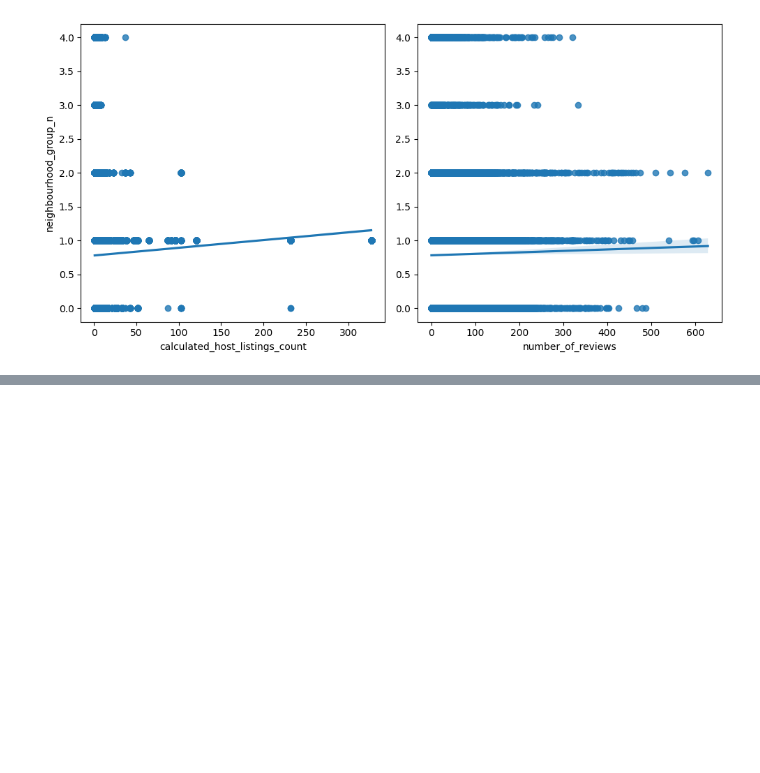
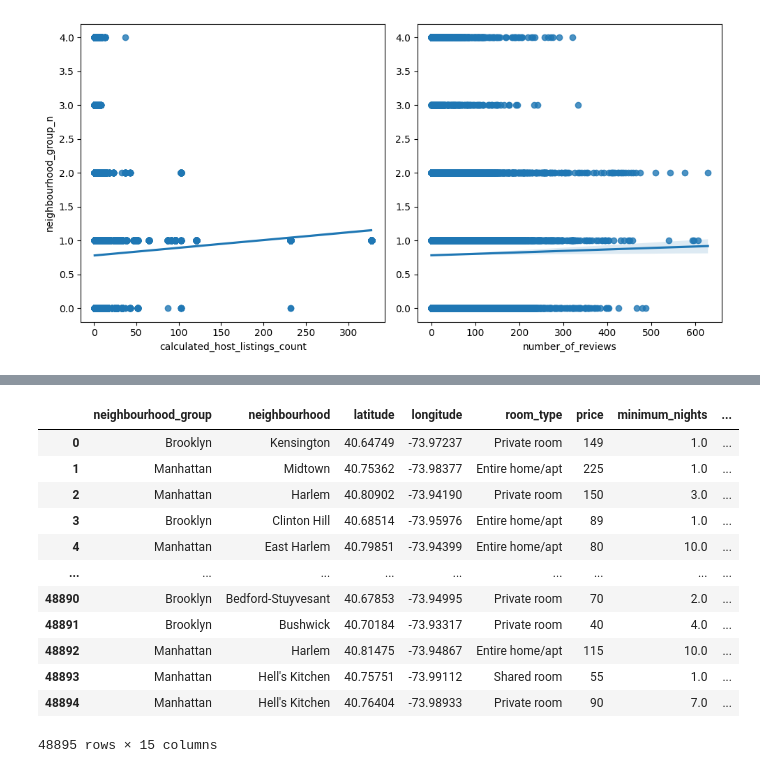
Before and after one commit to 4GeeksAcademy/ginappedrosa-machine-learning-python-template, a Jupyter notebook: src/explore.ipynb, the cells around one changed output, grey strips where cells are left out. Saved outputs shown, nothing was run; the diff lists cells and outputs as text; code cells hidden in the pictures; blank space fills up the shorter version.

```diff
--- a/src/explore.ipynb
+++ b/src/explore.ipynb
@@ -279,0 +350,18 @@ CONCLUSIONES: En los dos gráficos de regresión (regplots) que vemos arriba en
+# %%
+numerical_columns = [
+  "price",
+  "minimum_nights",
+  "number_of_reviews",
+  "reviews_per_month",
+  "calculated_host_listings_count",
+  "availability_365"
+  ]
+
+for column in numerical_columns:
+  stats = total_data[column].describe()
+  iqr = stats["75%"] - stats["25%"]
+  upper_limit = stats["75%"] + 1.5 * iqr
+  lower_limit = stats["75%"] - 1.5 * iqr
+  if lower_limit < 0:
+    lower_limit = 0
+    print(f"Los límites superior e inferior para la búsqueda de outliers son {round(upper_limit, 2)} y {round(lower_limit, 2)}, con un rango intercuartílico de {round(iqr, 2)}")
@@ -279,0 +389,24 @@ CONCLUSIONES: En los dos gráficos de regresión (regplots) que vemos arriba en
+# %%
+total_data_CON_outliers = total_data.copy()
+
+total_data_SIN_outliers = total_data.copy()
+# Para cada una de las variables con outliers en mi problema, tengo que reemplazar sus valores del DF
+
+def replace_outliers_from_column(column, df):
+  column_stats = total_data[column].describe()
+  column_iqr = column_stats["75%"] - column_stats["25%"]
+  upper_limit = column_stats["75%"] + 1.5 * column_iqr
+  lower_limit = column_stats["25%"] - 1.5 * column_iqr
+  if lower_limit < 0: lower_limit = min(total_data[column])
+  # Remove upper outliers
+  total_data[column] = total_data[column].apply(lambda x: x if (x <= upper_limit) else upper_limit)
+  # Remove lower outliers
+  total_data[column] = total_data[column].apply(lambda x: x if (x >= lower_limit) else lower_limit)
+  return total_data.copy(), [lower_limit, upper_limit]
+
+outliers_dict = {}
+for column in ['minimum_nights', 'number_of_reviews', 'reviews_per_month', 'availability_365']:
+  total_data_SIN_outliers, limit_list = replace_outliers_from_column(column, total_data_SIN_outliers)
+  outliers_dict[column] = limit_list
+
+outliers_dict
@@ -279,0 +434,16 @@ CONCLUSIONES: En los dos gráficos de regresión (regplots) que vemos arriba en
+# %%
+total_data_SIN_outliers
+# %% [output]
+|  | neighbourhood_group | neighbourhood | latitude | longitude | room_type | price | minimum_nights | ... |
+| 0 | Brooklyn | Kensington | 40.64749 | -73.97237 | Private room | 149 | 1.0 | ... |
+| 1 | Manhattan | Midtown | 40.75362 | -73.98377 | Entire home/apt | 225 | 1.0 | ... |
+| 2 | Manhattan | Harlem | 40.80902 | -73.94190 | Private room | 150 | 3.0 | ... |
+| 3 | Brooklyn | Clinton Hill | 40.68514 | -73.95976 | Entire home/apt | 89 | 1.0 | ... |
+| 4 | Manhattan | East Harlem | 40.79851 | -73.94399 | Entire home/apt | 80 | 10.0 | ... |
+| ... | ... | ... | ... | ... | ... | ... | ... | ... |
+| 48890 | Brooklyn | Bedford-Stuyvesant | 40.67853 | -73.94995 | Private room | 70 | 2.0 | ... |
+| 48891 | Brooklyn | Bushwick | 40.70184 | -73.93317 | Private room | 40 | 4.0 | ... |
+| 48892 | Manhattan | Harlem | 40.81475 | -73.94867 | Entire home/apt | 115 | 10.0 | ... |
+| 48893 | Manhattan | Hell's Kitchen | 40.75751 | -73.99112 | Shared room | 55 | 1.0 | ... |
+| 48894 | Manhattan | Hell's Kitchen | 40.76404 | -73.98933 | Private room | 90 | 7.0 | ... |
+48895 rows × 15 columns
```
Also changed, not shown: parts of 15 cells of this notebook, 1 other file.
